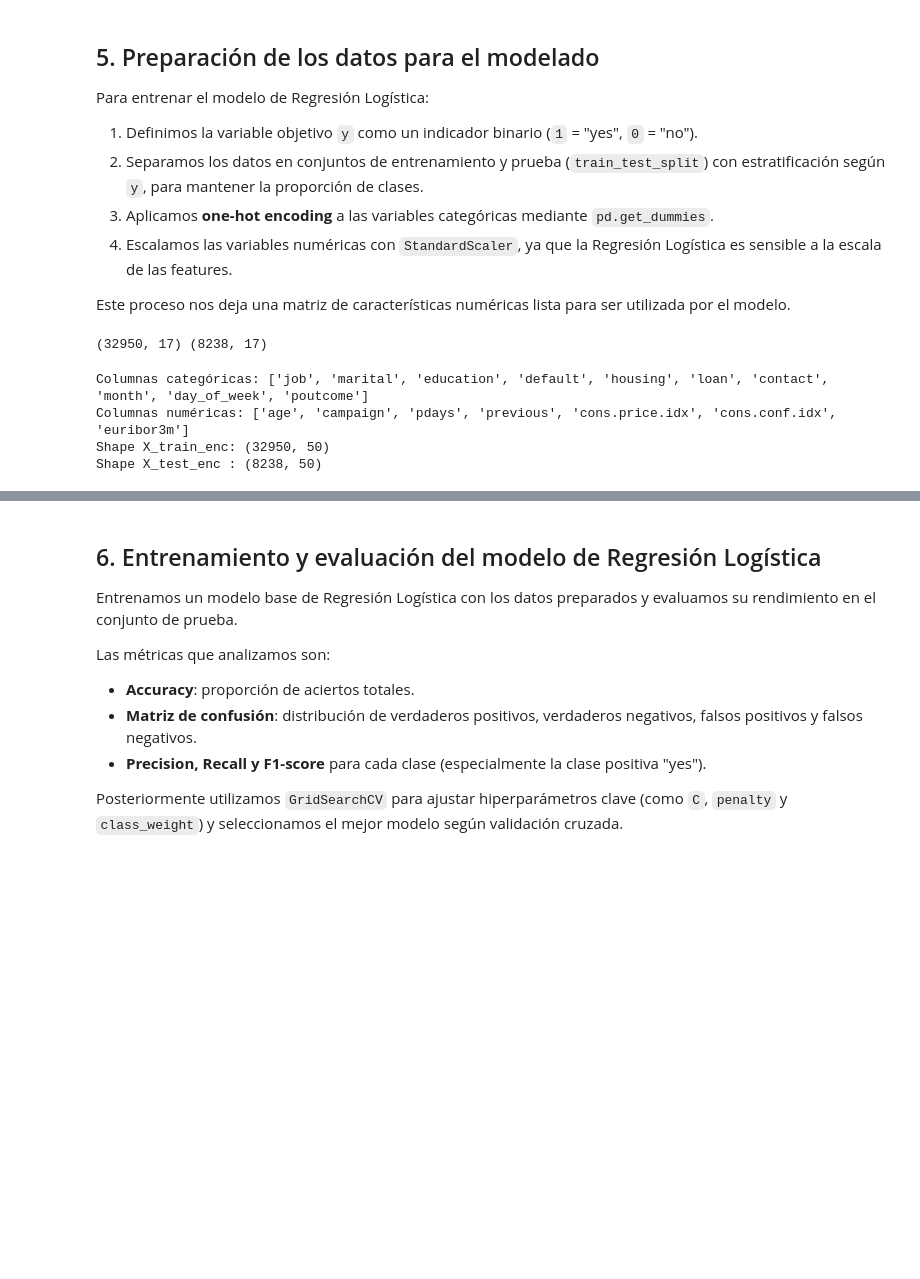
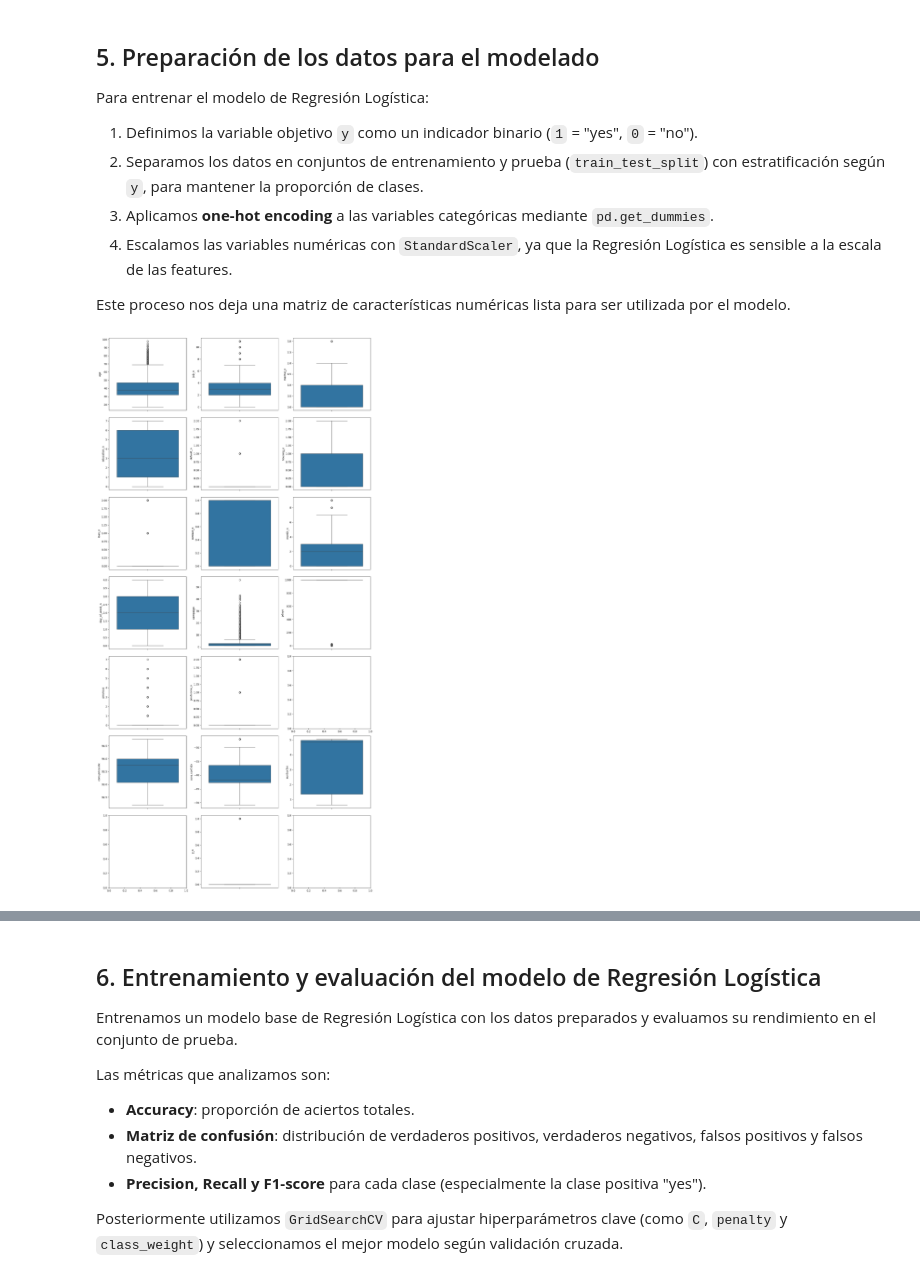
Before and after one commit to 4GeeksAcademy/carlos-gondelles-proyecto-regresion-logistica, a Jupyter notebook: src/explore.ipynb, the cells around one changed output, grey strips where cells are left out. Saved outputs shown, nothing was run; the diff lists cells and outputs as text; code cells hidden in the pictures; blank space fills up the shorter version.

```diff
--- a/src/explore.ipynb
+++ b/src/explore.ipynb
@@ -791,43 +923,0 @@ X = df_model.drop(columns=["y"])
-# %%
-X_train, X_test, y_train, y_test = train_test_split(
-    X,
-    y,
-    test_size=0.2,
-    random_state=RANDOM_STATE,
-    stratify=y
-)
-
-print(X_train.shape, X_test.shape)
-# %% [output]
-(32950, 17) (8238, 17)
-# %%
-# 1. Identificar columnas numéricas y categóricas
-cat_cols = X_train.select_dtypes(include=["object"]).columns.tolist()
-num_cols = X_train.select_dtypes(exclude=["object"]).columns.tolist()
-
-print("Columnas categóricas:", cat_cols)
-print("Columnas numéricas:", num_cols)
-
-# 2. One-hot encoding
-X_train_enc = pd.get_dummies(X_train, columns=cat_cols, drop_first=True)
-X_test_enc  = pd.get_dummies(X_test,  columns=cat_cols, drop_first=True)
-
-# 3. Alinear columnas entre train y test
-X_test_enc = X_test_enc.reindex(columns=X_train_enc.columns, fill_value=0)
-
-print("Shape X_train_enc:", X_train_enc.shape)
-print("Shape X_test_enc :", X_test_enc.shape)
-
-# 4. Escalado de numéricas
-scaler = StandardScaler()
-
-X_train_scaled = X_train_enc.copy()
-X_test_scaled  = X_test_enc.copy()
-
-X_train_scaled[num_cols] = scaler.fit_transform(X_train_scaled[num_cols])
-X_test_scaled[num_cols]  = scaler.transform(X_test_scaled[num_cols])
-# %% [output]
-Columnas categóricas: ['job', 'marital', 'education', 'default', 'housing', 'loan', 'contact', 'month', 'day_of_week', 'poutcome']
-Columnas numéricas: ['age', 'campaign', 'pdays', 'previous', 'cons.price.idx', 'cons.conf.idx', 'euribor3m']
-Shape X_train_enc: (32950, 50)
-Shape X_test_enc : (8238, 50)
@@ -833,0 +931,26 @@ Shape X_test_enc : (8238, 50)
+# %%
+fig, axis = plt.subplots(7, 3, figsize = (15, 30))
+
+sns.boxplot(ax = axis[0, 0], data = total_data, y = "age")
+sns.boxplot(ax = axis[0, 1], data = total_data, y = "job_n")
+sns.boxplot(ax = axis[0, 2], data = total_data, y = "marital_n")
+sns.boxplot(ax = axis[1, 0], data = total_data, y = "education_n")
+sns.boxplot(ax = axis[1, 1], data = total_data, y = "default_n")
+sns.boxplot(ax = axis[1, 2], data = total_data, y = "housing_n")
+sns.boxplot(ax = axis[2, 0], data = total_data, y = "loan_n")
+sns.boxplot(ax = axis[2, 1], data = total_data, y = "contact_n")
+sns.boxplot(ax = axis[2, 2], data = total_data, y = "month_n")
+sns.boxplot(ax = axis[3, 0], data = total_data, y = "day_of_week_n")
+sns.boxplot(ax = axis[3, 1], data = total_data, y = "campaign")
+sns.boxplot(ax = axis[3, 2], data = total_data, y = "pdays")
+sns.boxplot(ax = axis[4, 0], data = total_data, y = "previous")
+sns.boxplot(ax = axis[4, 1], data = total_data, y = "poutcome_n")
+sns.boxplot(ax = axis[5, 0], data = total_data, y = "cons.price.idx")
+sns.boxplot(ax = axis[5, 1], data = total_data, y = "cons.conf.idx")
+sns.boxplot(ax = axis[5, 2], data = total_data, y = "euribor3m")
+sns.boxplot(ax = axis[6, 1], data = total_data, y = "y_n")
+
+plt.tight_layout()
+plt.show()
+# %% [output]
+[figure, added]
```
Also changed, not shown: parts of 56 cells of this notebook, 32 other files.
